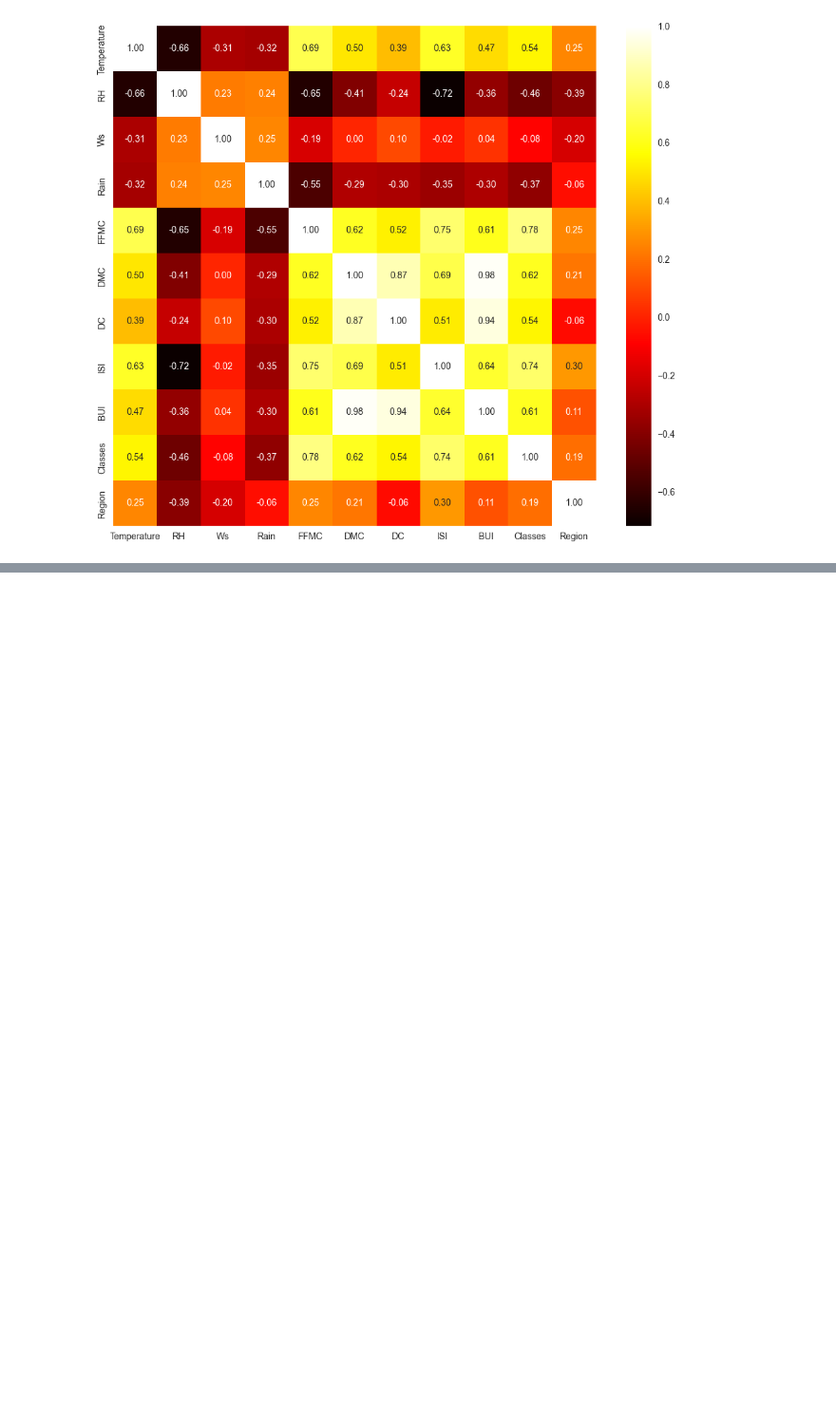
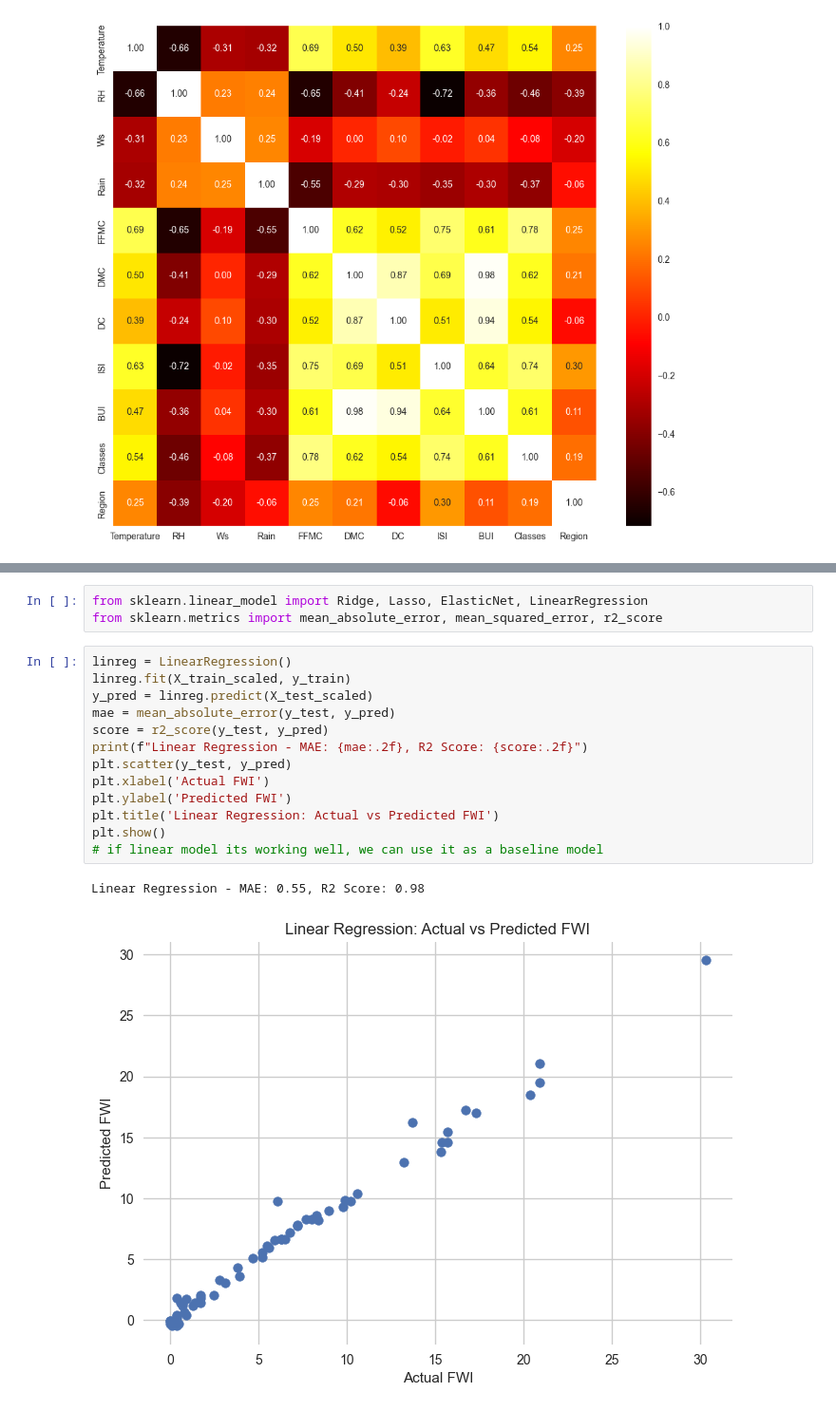
Before and after one commit to abhik12295/Data-Science-Learning, a Jupyter notebook: Core ML Topics/5. ML Algos/Supervised ML/2. Ridge_Lasso_ElasticNet.ipynb, the cells around one changed output, grey strips where cells are left out. Shown at 95% size. Cells and saved outputs as stored; diff of their text form; blank space fills up the shorter version.

```diff
--- a/Core ML Topics/5. ML Algos/Supervised ML/2. Ridge_Lasso_ElasticNet.ipynb
+++ b/Core ML Topics/5. ML Algos/Supervised ML/2. Ridge_Lasso_ElasticNet.ipynb
@@ -678,0 +750,19 @@ sns.heatmap(X_train.corr(), annot=True, cmap='hot', fmt='.2f')
+# %%
+from sklearn.linear_model import Ridge, Lasso, ElasticNet, LinearRegression
+from sklearn.metrics import mean_absolute_error, mean_squared_error, r2_score
+# %%
+linreg = LinearRegression()
+linreg.fit(X_train_scaled, y_train)
+y_pred = linreg.predict(X_test_scaled)
+mae = mean_absolute_error(y_test, y_pred)
+score = r2_score(y_test, y_pred)
+print(f"Linear Regression - MAE: {mae:.2f}, R2 Score: {score:.2f}")
+plt.scatter(y_test, y_pred)
+plt.xlabel('Actual FWI')
+plt.ylabel('Predicted FWI')
+plt.title('Linear Regression: Actual vs Predicted FWI')
+plt.show()
+# if linear model its working well, we can use it as a baseline model
+# %% [output]
+Linear Regression - MAE: 0.55, R2 Score: 0.98
+[figure, added]
```
Also changed, not shown: parts of 24 cells of this notebook.
